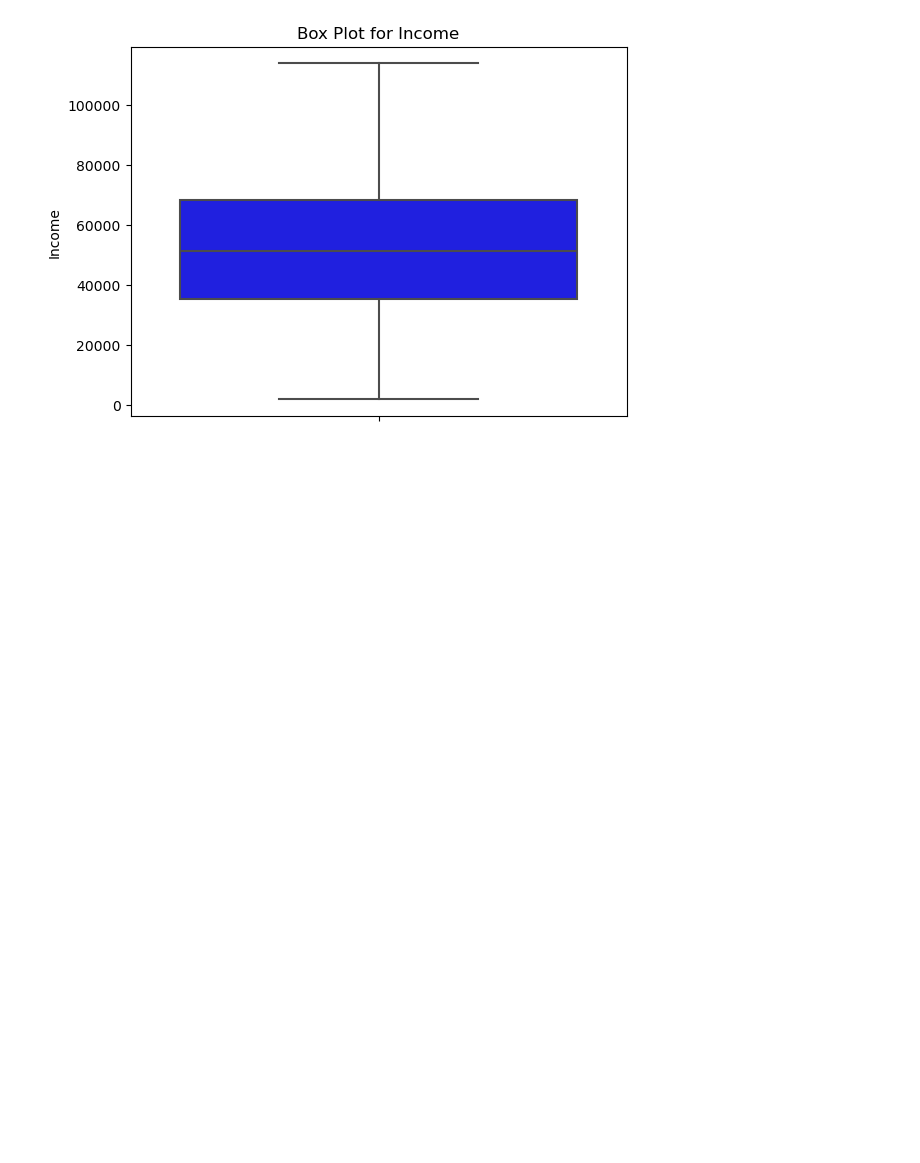
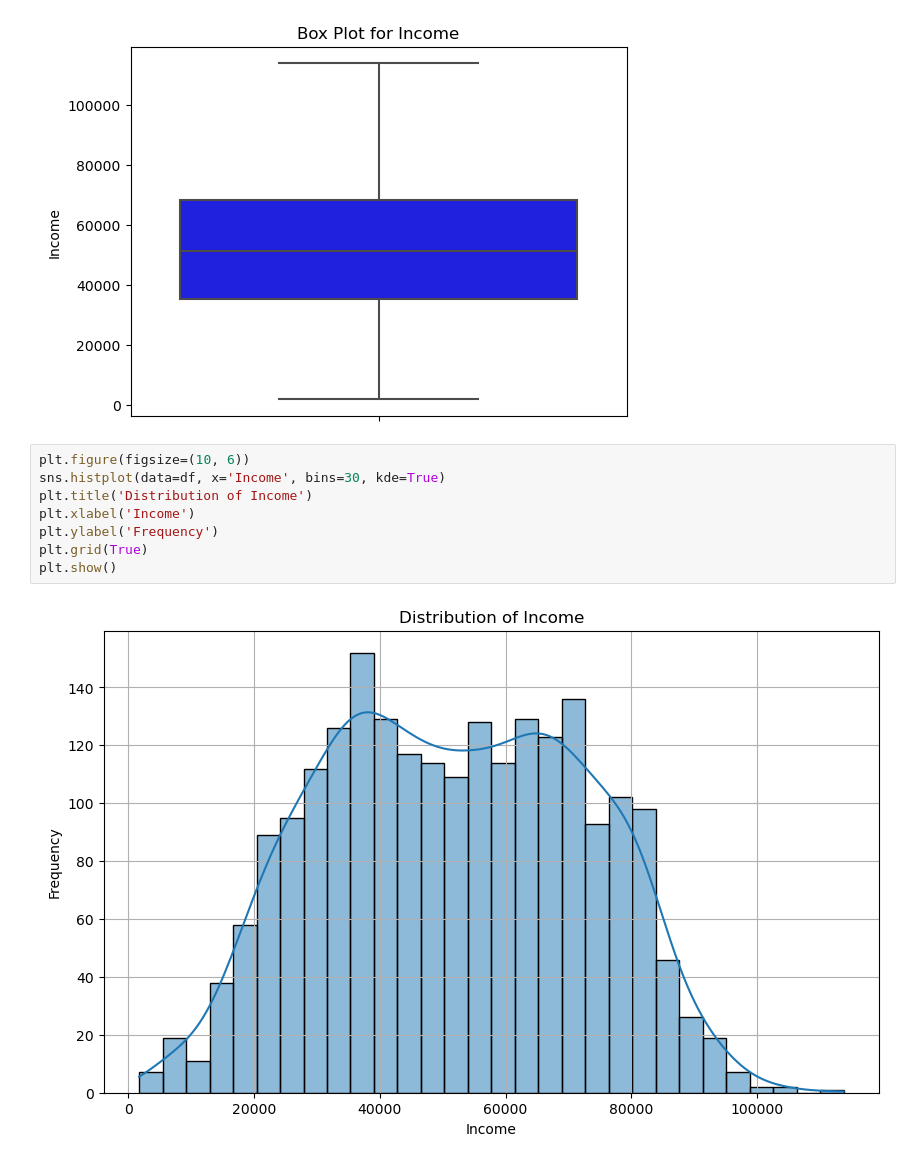
Before and after one commit to Girlingreenn/Retail-Sales-Project, a Jupyter notebook: customer_segmentation.ipynb, the cells around one changed output. Cells and saved outputs as stored; diff of their text form; blank space fills up the shorter version.

```diff
--- a/customer_segmentation.ipynb
+++ b/customer_segmentation.ipynb
@@ -134,3 +134,13 @@ plt.ylabel('Income')
 plt.show()
 # %% [output]
 [figure]
+# %%
+plt.figure(figsize=(10, 6))
+sns.histplot(data=df, x='Income', bins=30, kde=True)
+plt.title('Distribution of Income')
+plt.xlabel('Income')
+plt.ylabel('Frequency')
+plt.grid(True)
+plt.show()
+# %% [output]
+[figure, added]
```
Also changed, not shown: parts of 2 cells of this notebook.
